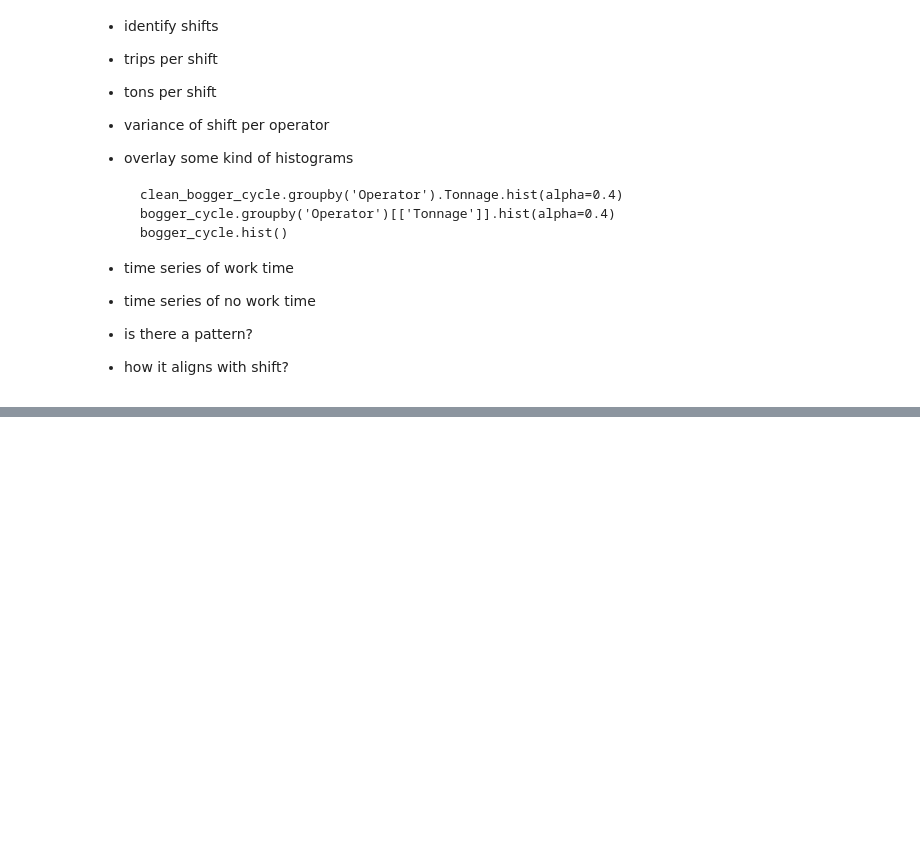
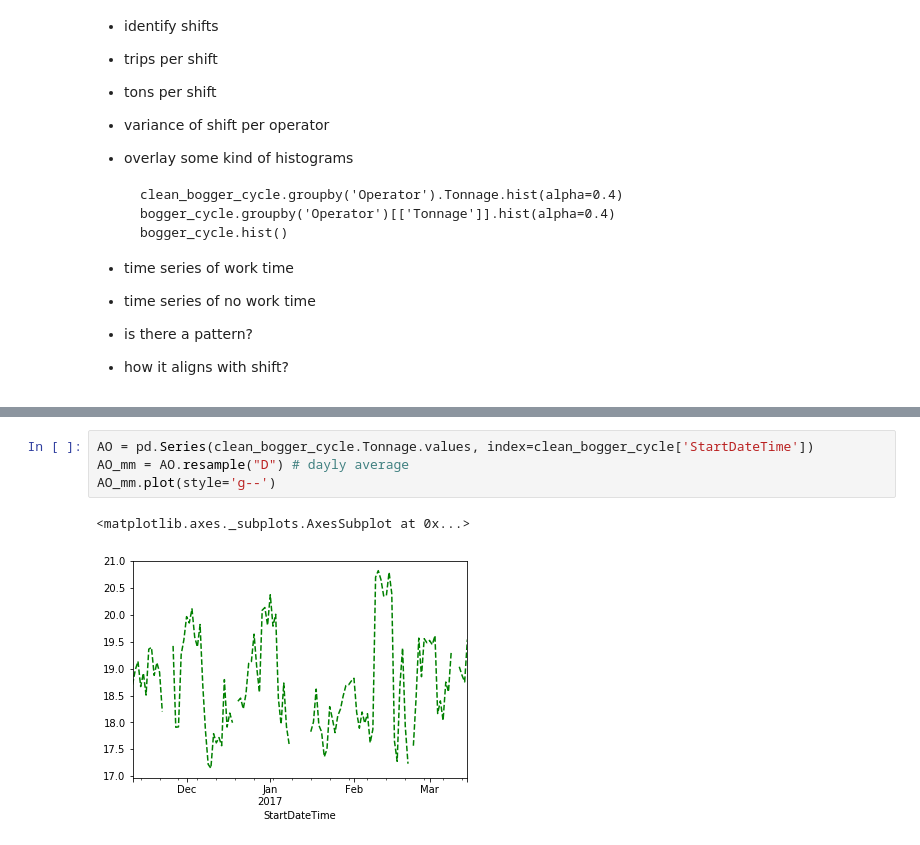
Before and after one commit to saramic/roxoff, a Jupyter notebook: prelim_analysis/Bogger cycle overview.ipynb, the cells around one changed output, grey strips where cells are left out. Saved outputs shown, nothing was run; the diff lists cells and outputs as text; blank space fills up the shorter version.

Commit message:
some time series bogger graphs and a start on equipment task overivew
still need a way to plot tasks over time

```diff
--- a/prelim_analysis/Bogger cycle overview.ipynb
+++ b/prelim_analysis/Bogger cycle overview.ipynb
@@ -199 +193,8 @@ bogger_cycle['OperatorShift'].diff().head(200)
 Name: OperatorShift, dtype: object
+# %%
+AO = pd.Series(clean_bogger_cycle.Tonnage.values, index=clean_bogger_cycle['StartDateTime'])
+AO_mm = AO.resample("D") # dayly average
+AO_mm.plot(style='g--')
+# %% [output]
+<matplotlib.axes._subplots.AxesSubplot at 0x...>
+[figure, added]
```
Also changed, not shown: parts of 2 cells of this notebook, 1 other file.
